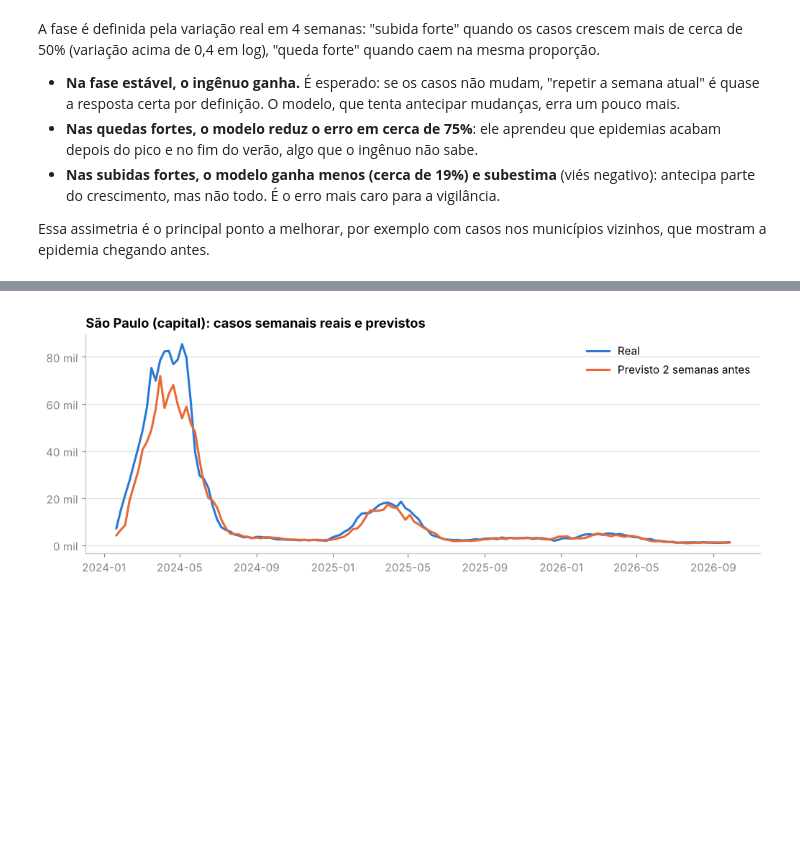
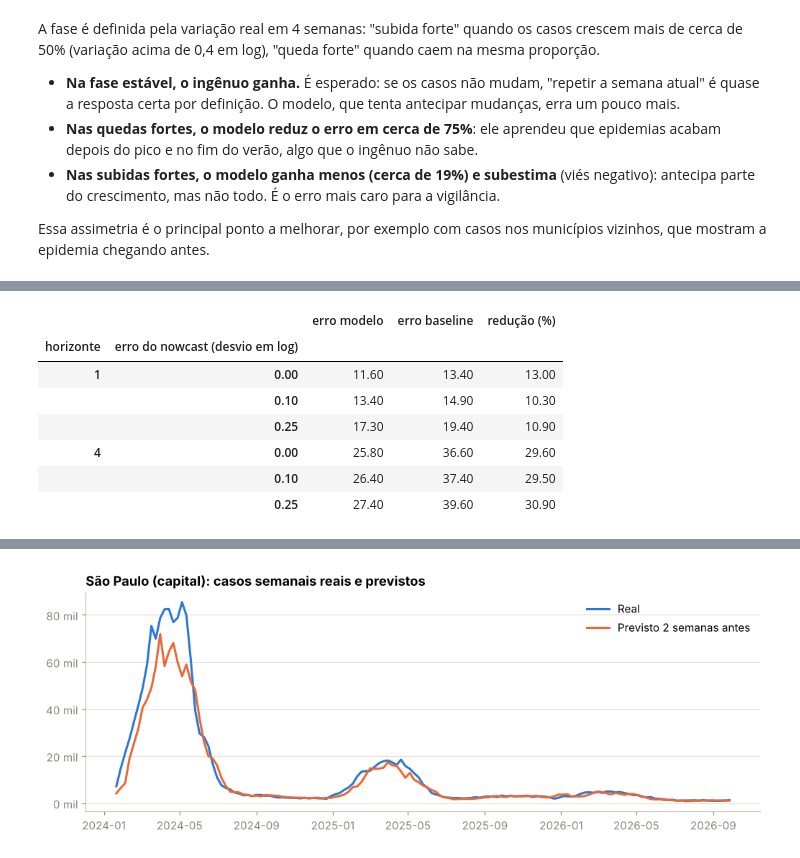
Before and after one commit to luishenrique1702/radar-dengue, a Jupyter notebook: notebooks/03_modelagem_e_avaliacao.ipynb, the cells around one changed output, grey strips where cells are left out. Drawn from its saved outputs; the diff is of its cells as text; code cells hidden in the pictures; blank space fills up the shorter version.

Commit message:
Revisão: Diebold-Mariano com o modelo de produção, sensibilidade ao nowcast, erros agrupados em duas vias e ajustes de texto

```diff
--- a/notebooks/03_modelagem_e_avaliacao.ipynb
+++ b/notebooks/03_modelagem_e_avaliacao.ipynb
@@ -265,0 +280,31 @@ mostram a epidemia chegando antes.
+# %%
+rng = np.random.default_rng(0)
+sens = []
+for h in [1, 4]:
+    tr, te = split(d, h)
+    m = fit_central(tr, h)
+    real = np.expm1(te[f"y_h{h}"]).to_numpy()
+    for sd in [0.0, 0.1, 0.25]:
+        t = te.copy()
+        e0, e1 = rng.normal(0, sd, len(t)), rng.normal(0, sd / 2, len(t))
+        t["log_casos_lag0"] += e0
+        t["log_casos_lag1"] += e1
+        t["log_media4"] += (e0 + e1) / 4
+        t["log_media8"] += (e0 + e1) / 8
+        t["crescimento_4s"] += e0
+        t["inc100k_lag0"] = np.expm1(t["log_casos_lag0"].clip(0)) / t["pop"] * 1e5
+        erro_m = np.mean(np.abs(real - predict_central(m, t)))
+        erro_b = np.mean(np.abs(real - np.expm1(t["log_casos_lag0"].clip(0))))
+        sens.append({"horizonte": h, "erro do nowcast (desvio em log)": sd,
+                     "erro modelo": erro_m, "erro baseline": erro_b,
+                     "redução (%)": (1 - erro_m / erro_b) * 100})
+pd.DataFrame(sens).set_index(["horizonte", "erro do nowcast (desvio em log)"]).round(1)
+# %% [output]
+|  |  | erro modelo | erro baseline | redução (%) |
+| horizonte | erro do nowcast (desvio em log) |  |  |  |
+| 1 | 0.00 | 11.60 | 13.40 | 13.00 |
+|  | 0.10 | 13.40 | 14.90 | 10.30 |
+|  | 0.25 | 17.30 | 19.40 | 10.90 |
+| 4 | 0.00 | 25.80 | 36.60 | 29.60 |
+|  | 0.10 | 26.40 | 37.40 | 29.50 |
+|  | 0.25 | 27.40 | 39.60 | 30.90 |
```
Also changed, not shown: parts of 9 cells of this notebook, 3 other files.
